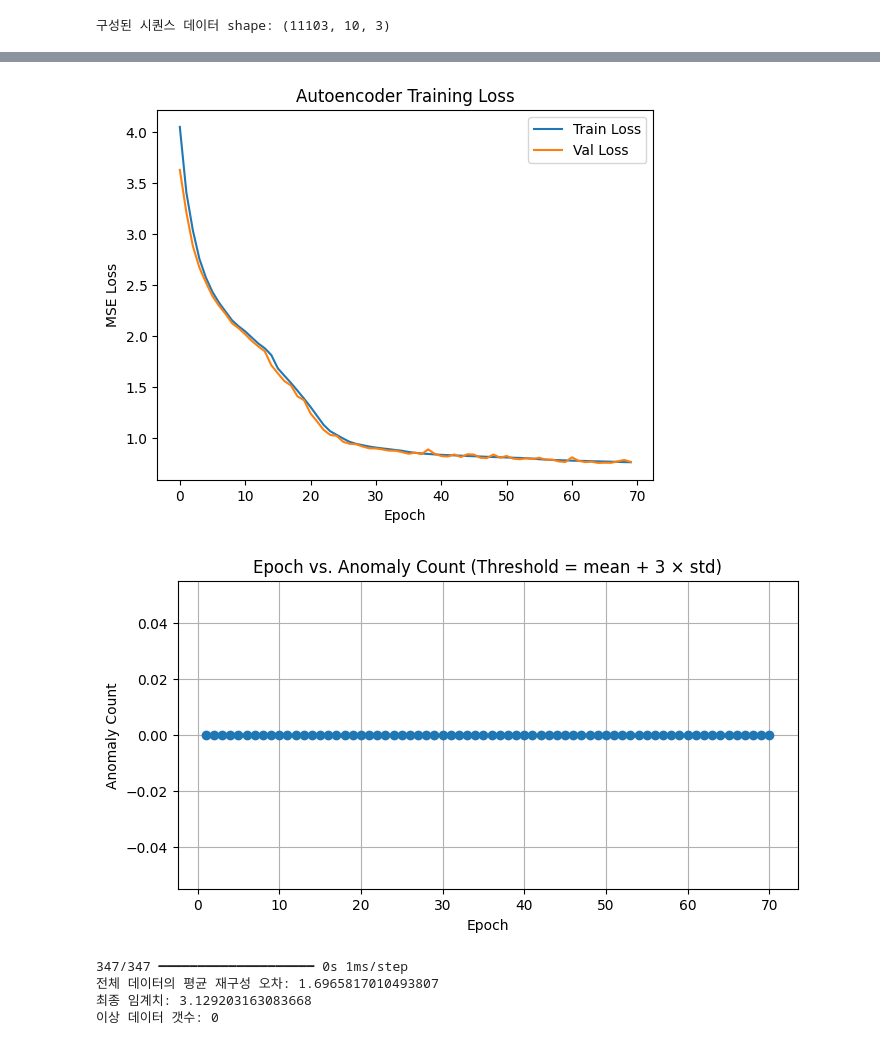
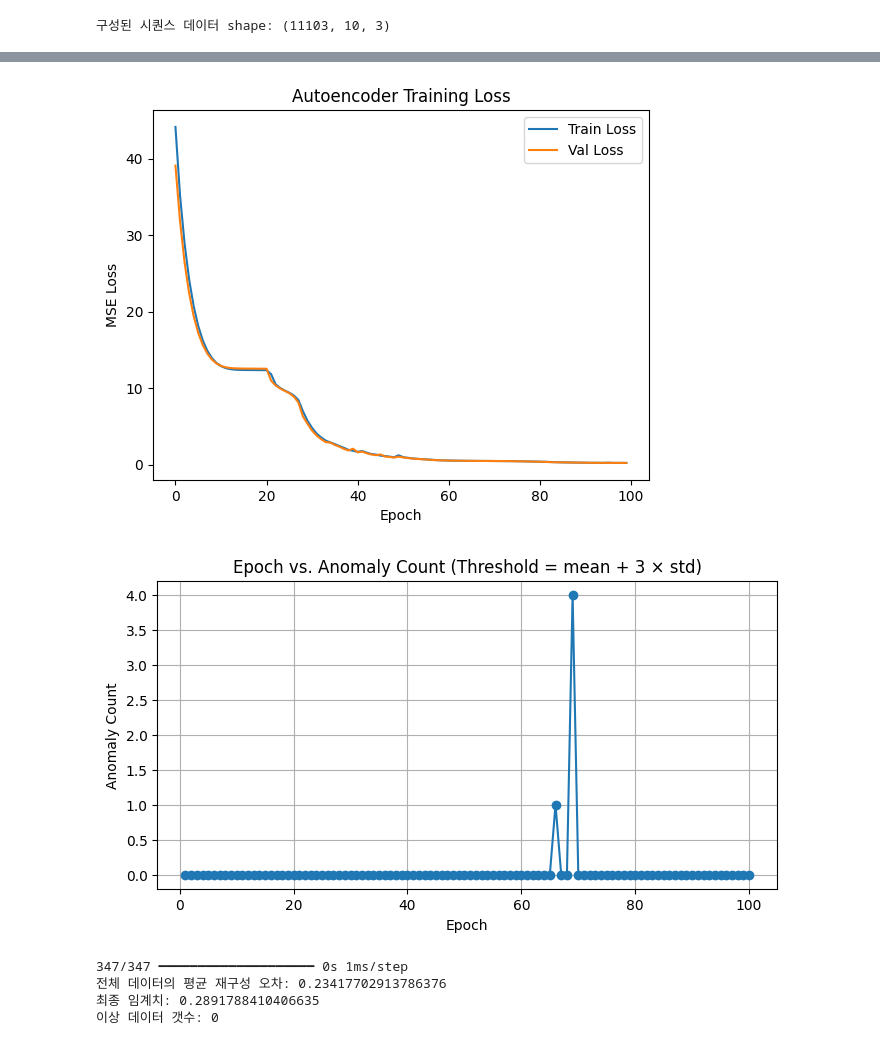
Before and after one commit to lenoau/AI_Project, a Jupyter notebook: Deep_Learning/LSTM.ipynb, the cells around one changed output, grey strips where cells are left out. Drawn from its saved outputs; the diff is of its cells as text; code cells hidden in the pictures.

```diff
--- a/Deep_Learning/LSTM.ipynb
+++ b/Deep_Learning/LSTM.ipynb
@@ -102,7 +108,7 @@ print("구성된 시퀀스 데이터 shape:", X.shape)
 # 입력 데이터 shape: (timesteps, input_dim)
 input_dim = X.shape[2]    # feature 수
 timesteps = X.shape[1]    # 시퀀스 길이
-latent_dim = 32           # 잠재 공간 차원 (조정 가능)
+latent_dim = 64           # 잠재 공간 차원 (조정 가능)
 
 # 모델 구성
 inputs = Input(shape=(timesteps, input_dim))
@@ -117,6 +123,6 @@ decoded = TimeDistributed(Dense(input_dim))(decoded)
 
 # Autoencoder 모델 정의 및 컴파일
 autoencoder = Model(inputs, decoded)
-autoencoder.compile(optimizer='RMSprop', loss='mae') # Adam -> RMSprop 변경, mse -> mae 변경
+autoencoder.compile(optimizer='Adam', loss='mse') # Adam -> RMSprop 변경, mse -> mae 변경
 autoencoder.summary()
 # %% [output]
@@ -159,7 +165,7 @@ class AnomalyCountCallback(Callback):
         self.epoch_anomaly_counts.append(anomaly_count)
 # %%
 # 7. 모델 학습 (정상 데이터만 사용)
-es = EarlyStopping(monitor='val_loss', patience=5, restore_best_weights=True)
+es = EarlyStopping(monitor='val_loss', patience=10, restore_best_weights=True)
 anomaly_callback = AnomalyCountCallback(X)
 
 history = autoencoder.fit(X, X,
@@ -216,8 +222,8 @@ Epoch 70/100
-[figure, old version]
+[figure, new version]
-[figure, old version]
+[figure, new version]
 347/347 ━━━━━━━━━━━━━━━━━━━━ 0s 1ms/step
-전체 데이터의 평균 재구성 오차: 1.6965817010493807
-최종 임계치: 3.129203163083668
+전체 데이터의 평균 재구성 오차: 0.23417702913786376
+최종 임계치: 0.2891788410406635
 이상 데이터 갯수: 0
 # %%
 # # 9. 학습 후 최종 모델 평가 시, 전체 데이터에 대한 재구성 오차와 임계치를 계산
```
Also changed, not shown: parts of 5 cells of this notebook, 16 other files.
